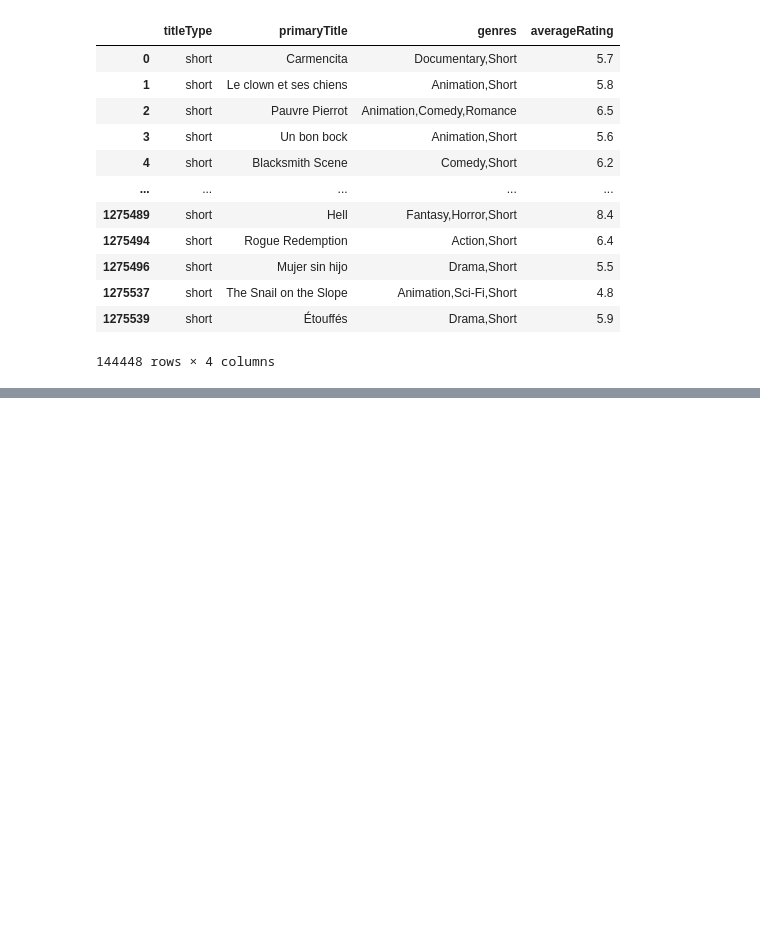
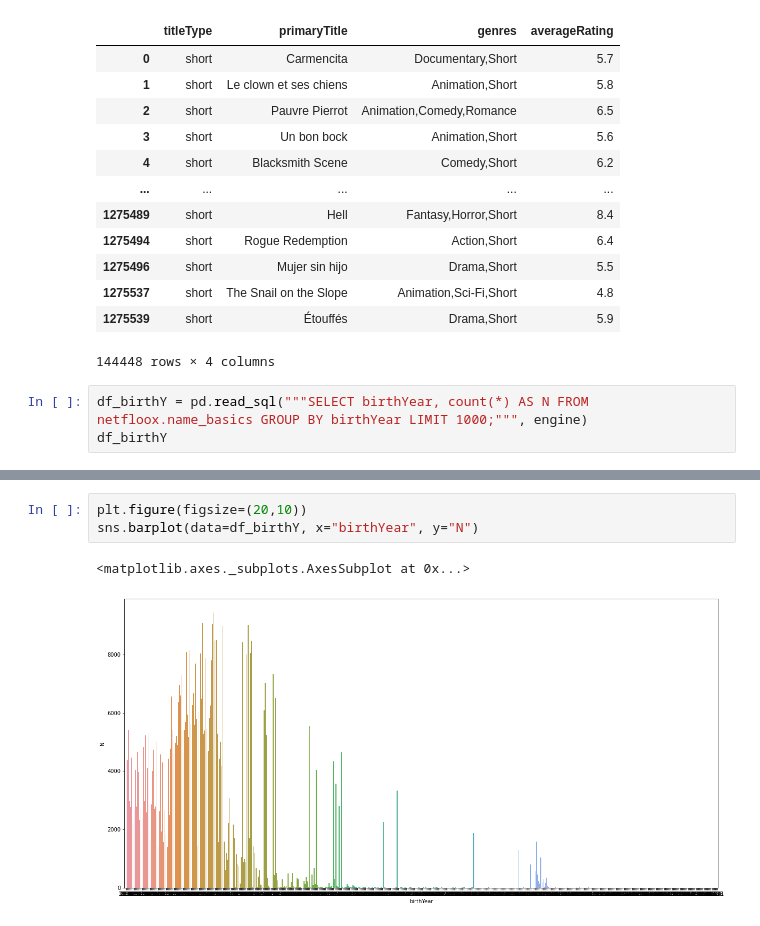
Before and after one commit to data-IA-2022/Netfloox_Asmae_Fengfeng_J-r-my, a Jupyter notebook: Netflooooox_Fengfeng.ipynb, the cells around one changed output, grey strips where cells are left out. Cells and saved outputs as stored; diff of their text form; blank space fills up the shorter version.

```diff
--- a/Netflooooox_Fengfeng.ipynb
+++ b/Netflooooox_Fengfeng.ipynb
@@ -186,3 +240,6 @@ df_titleTypeShort
 | 1275537 | short | The Snail on the Slope | Animation,Sci-Fi,Short | 4.8 |
 | 1275539 | short | Étouffés | Drama,Short | 5.9 |
 144448 rows × 4 columns
+# %%
+df_birthY = pd.read_sql("""SELECT birthYear, count(*) AS N FROM netfloox.name_basics GROUP BY birthYear LIMIT 1000;""", engine)
+df_birthY
@@ -188,0 +260,6 @@ df_titleTypeShort
+# %%
+plt.figure(figsize=(20,10))
+sns.barplot(data=df_birthY, x="birthYear", y="N")
+# %% [output]
+<matplotlib.axes._subplots.AxesSubplot at 0x...>
+[figure, added]
```
Also changed, not shown: parts of 17 cells of this notebook.
